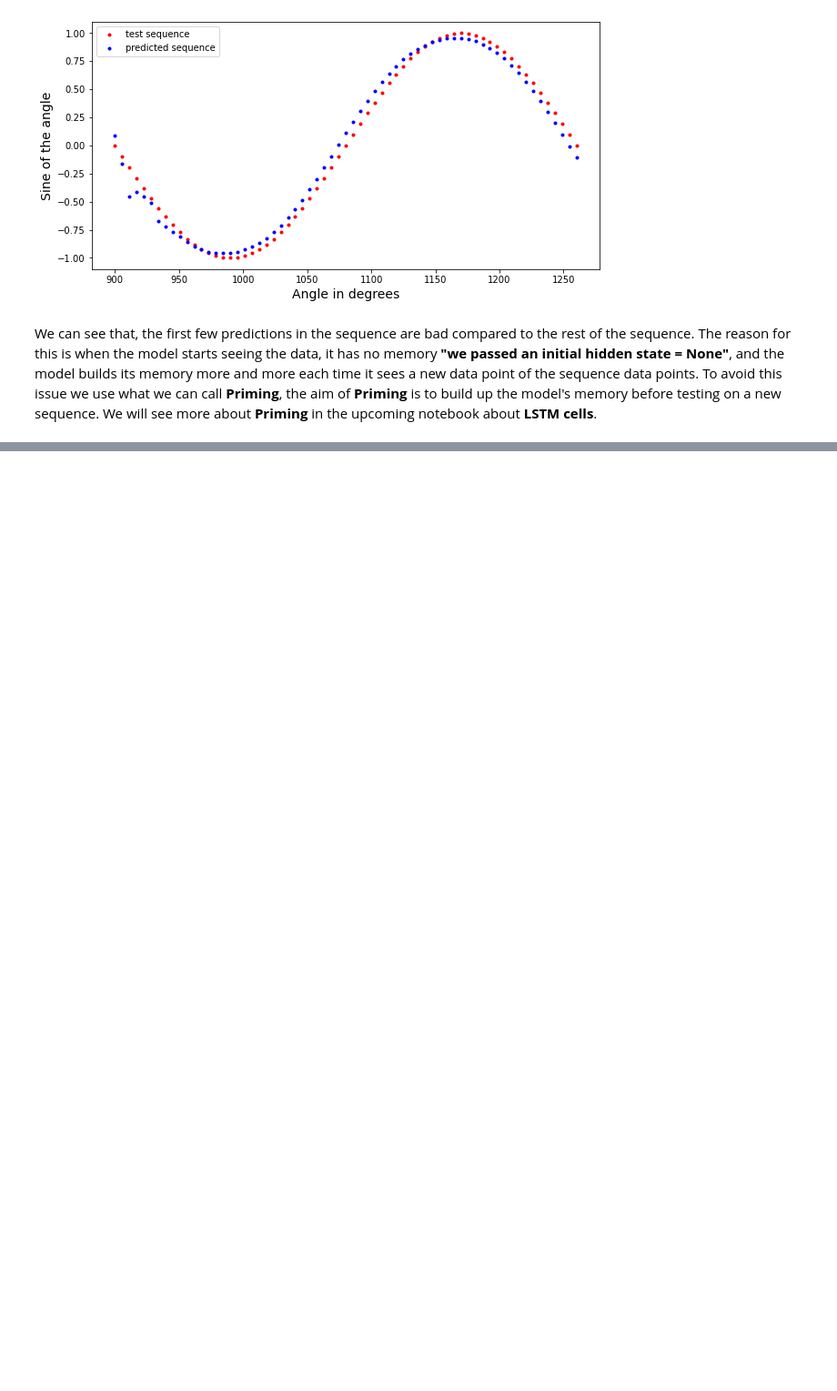
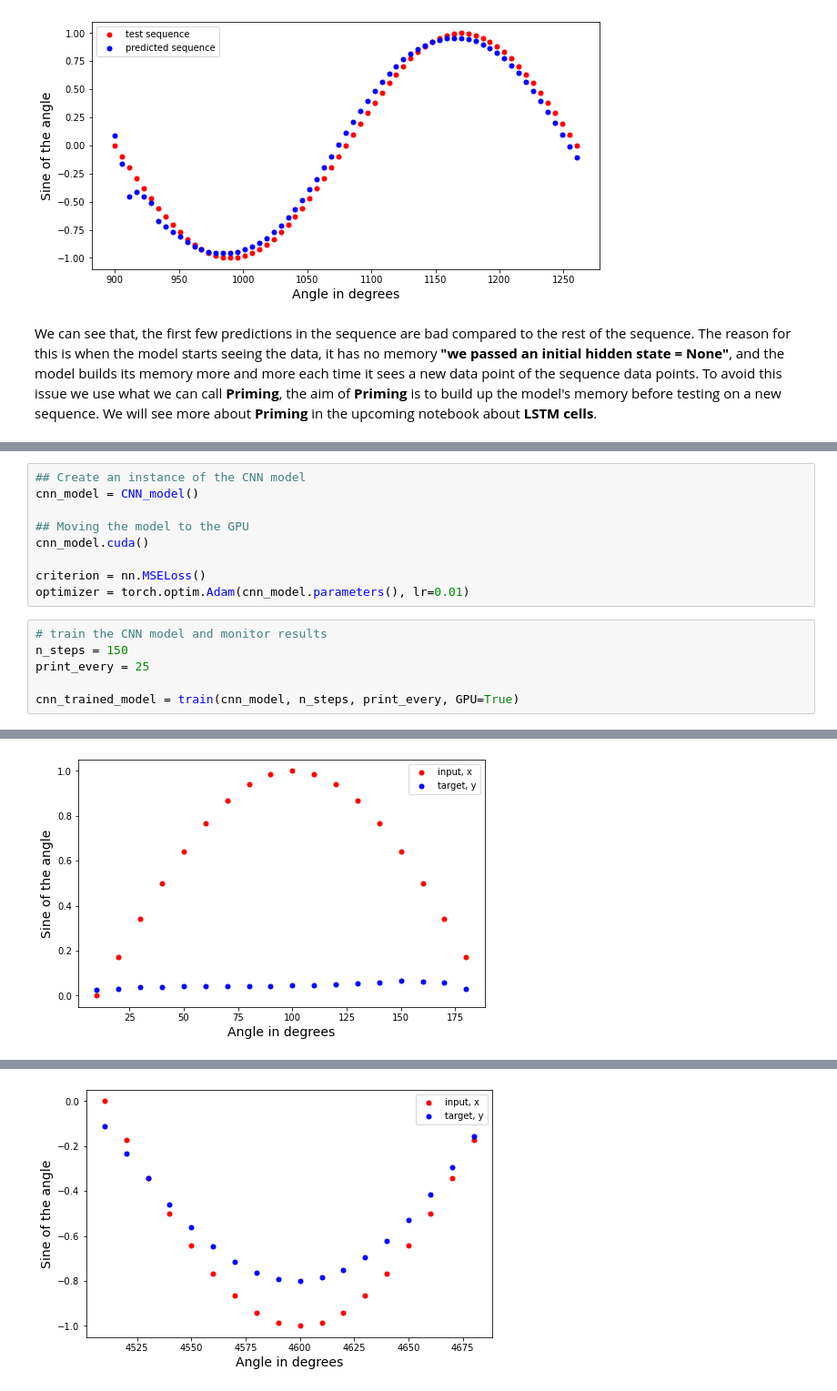
Before and after one commit to MinaGarss/PyTorch-tutorials, a Jupyter notebook: Udacity_RNNs_and_LSTM/01_Simple_RNN_with_comments.ipynb, the cells around one changed output, grey strips where cells are left out. Shown: that part at 91% size. Saved outputs shown, nothing was run; the diff lists cells and outputs as text; blank space fills up the shorter version.

```diff
--- a/Udacity_RNNs_and_LSTM/01_Simple_RNN_with_comments.ipynb
+++ b/Udacity_RNNs_and_LSTM/01_Simple_RNN_with_comments.ipynb
@@ -449,0 +645,16 @@ We can clearly see that, after building up the model's memory, the predictions a
+# %%
+## Create an instance of the CNN model
+cnn_model = CNN_model()
+
+## Moving the model to the GPU
+cnn_model.cuda()
+
+criterion = nn.MSELoss()
+optimizer = torch.optim.Adam(cnn_model.parameters(), lr=0.01)
+# %%
+# train the CNN model and monitor results
+n_steps = 150
+print_every = 25
+
+cnn_trained_model = train(cnn_model, n_steps, print_every, GPU=True)
+# %% [output]
@@ -449,0 +662 @@ We can clearly see that, after building up the model's memory, the predictions a
+[figure, added]
@@ -449,0 +664 @@ We can clearly see that, after building up the model's memory, the predictions a
+[figure, added]
```
Also changed, not shown: parts of 17 cells of this notebook.
